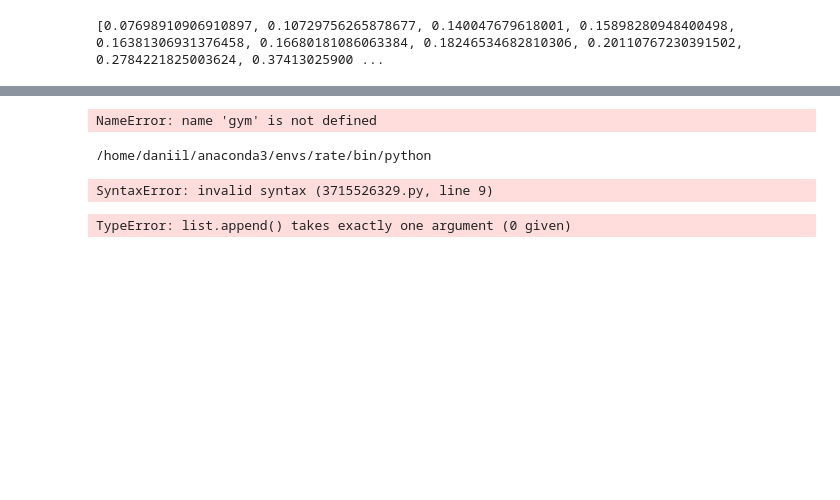
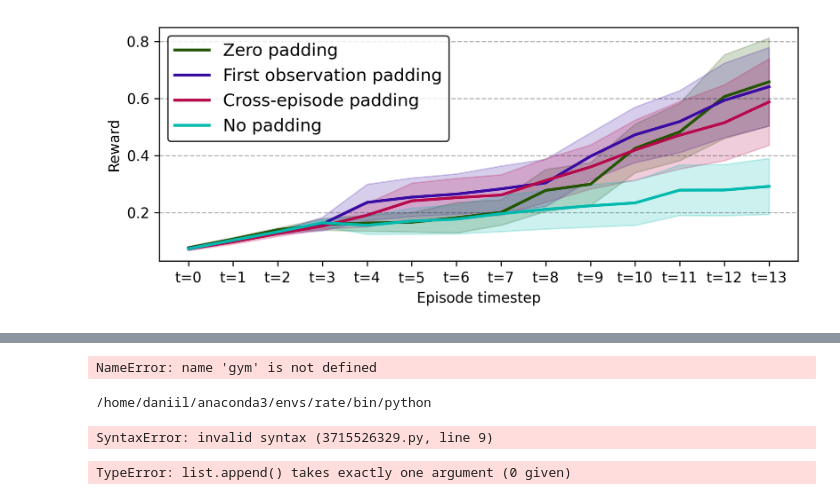
Before and after one commit to Dzelezetsky/Maniskill_OnlineTransformers, a Jupyter notebook: Nabroski.ipynb, the cells around one changed output, grey strips where cells are left out. Cells and saved outputs as stored; diff of their text form; code cells hidden in the pictures; blank space fills up the shorter version.

```diff
--- a/Nabroski.ipynb
+++ b/Nabroski.ipynb
@@ -24,4 +12,0 @@ averages = [np.mean(sublist) for sublist in rew_list]
-# %%
-print(averages)
-# %% [output]
-[0.07698910906910897, 0.10729756265878677, 0.140047679618001, 0.15898280948400498, 0.16381306931376458, 0.16680181086063384, 0.18246534682810306, 0.20110767230391502, 0.2784221825003624, 0.37413025900 ...
@@ -27,0 +24,74 @@ print(averages)
+# %%
+z_m = [np.mean(sublist) for sublist in zero_pad]
+l_m = [np.mean(sublist) for sublist in last_pad]
+cl_m = [np.mean(sublist) for sublist in clear_pad]
+no_m = [np.mean(sublist) for sublist in no_pad]
+
+# z_s = [np.std(sublist)*0.5 for sublist in zero_pad]
+# l_s = [np.std(sublist)*0.5 for sublist in last_pad]
+# cl_s = [np.std(sublist)*0.5 for sublist in clear_pad]
+# no_s = [np.std(sublist)*0.5 for sublist in no_pad]
+
+z_s = [np.std(sublist)/np.sqrt(3) for sublist in zero_pad]
+l_s = [np.std(sublist)/np.sqrt(3) for sublist in last_pad]
+cl_s = [np.std(sublist)/np.sqrt(3) for sublist in clear_pad]
+no_s = [np.std(sublist)/np.sqrt(3) for sublist in no_pad]
+# %%
+z_m[9] = 0.3
+# %%
+import matplotlib.pyplot as plt
+from matplotlib import font_manager
+import numpy as np
+
+# Данные для оси X (длины эпизодов)
+episodes = np.array([0,1,2,3,4,5,6,7,8,9,10,11,12,13])
+
+# Корректировка данных
+z = np.array(z_m[:14])
+l = np.array(l_m[:14])
+cl = np.array(cl_m[:14])
+no = np.array(no_m[:14])
+
+z_std = np.array(z_s[:14])
+l_std = np.array(l_s[:14])
+cl_std = np.array(cl_s[:14])
+no_std = np.array(no_s[:14])
+
+no[4:11] -= 0.03  # Сдвиг значений
+
+# Настройка графика
+plt.figure(figsize=(7, 3), dpi=300)
+
+plt.plot(episodes, z, label="Zero padding", color='#245501', linewidth=2.0)
+plt.fill_between(episodes, z - z_std, z + z_std, color='#245501', alpha=0.2)
+
+plt.plot(episodes, l, label="First observation padding", color='#3a0ca3', linewidth=2.0)
+plt.fill_between(episodes, l - l_std, l + l_std, color='#3a0ca3', alpha=0.2)
+
+plt.plot(episodes, cl, label="Cross-episode padding", color='#b7094c', linewidth=2.0)
+plt.fill_between(episodes, cl - cl_std, cl + cl_std, color='#b7094c', alpha=0.2)
+
+plt.plot(episodes, no, label="No padding", color='#00b9ae', linewidth=2.0)
+plt.fill_between(episodes, no - no_std, no + no_std, color='#00b9ae', alpha=0.2)
+
+plt.grid(axis='y', color='black', linestyle='--', alpha=0.3)
+
+# Подписи осей без жирного начертания
+plt.xlabel('Episode timestep', color='black')
+plt.ylabel('Reward', color='black')
+
+# Белый фон
+plt.gcf().set_facecolor('white')
+plt.gca().set_facecolor('white')
+
+# Метки осей без жирного начертания
+plt.xticks(ticks=episodes, labels=[f"t={t}" for t in episodes], color='black')
+plt.yticks(color='black')
+
+# Легенда без жирного начертания
+plt.legend(loc='best', facecolor='white', edgecolor='black', fontsize=12)
+
+plt.tight_layout()
+plt.show()
+# %% [output]
+[figure, added]
```
Also changed, not shown: parts of 19 cells of this notebook, 13 other files.
